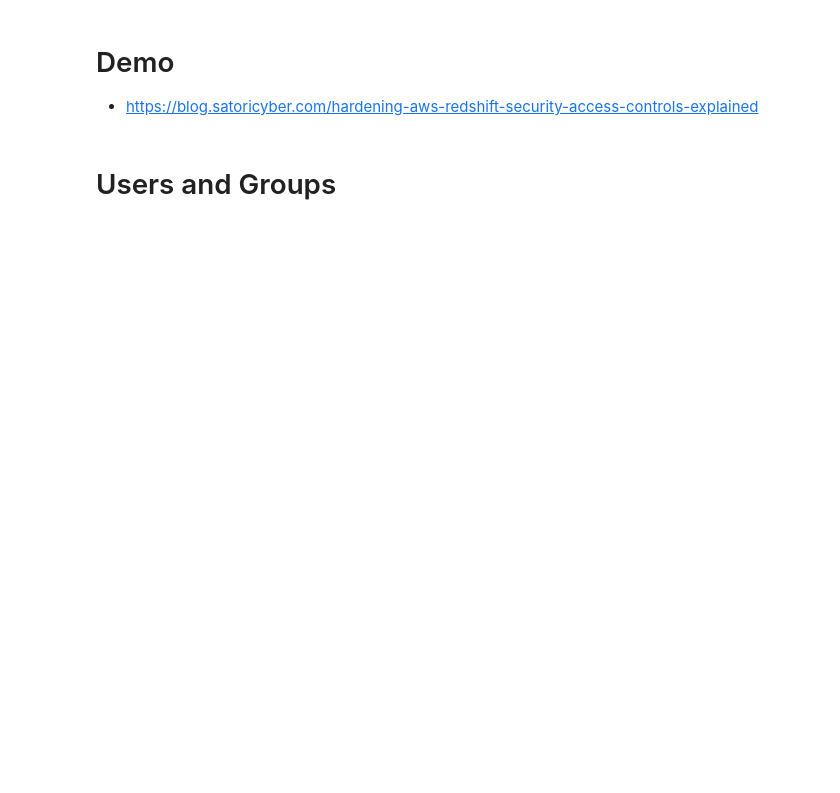
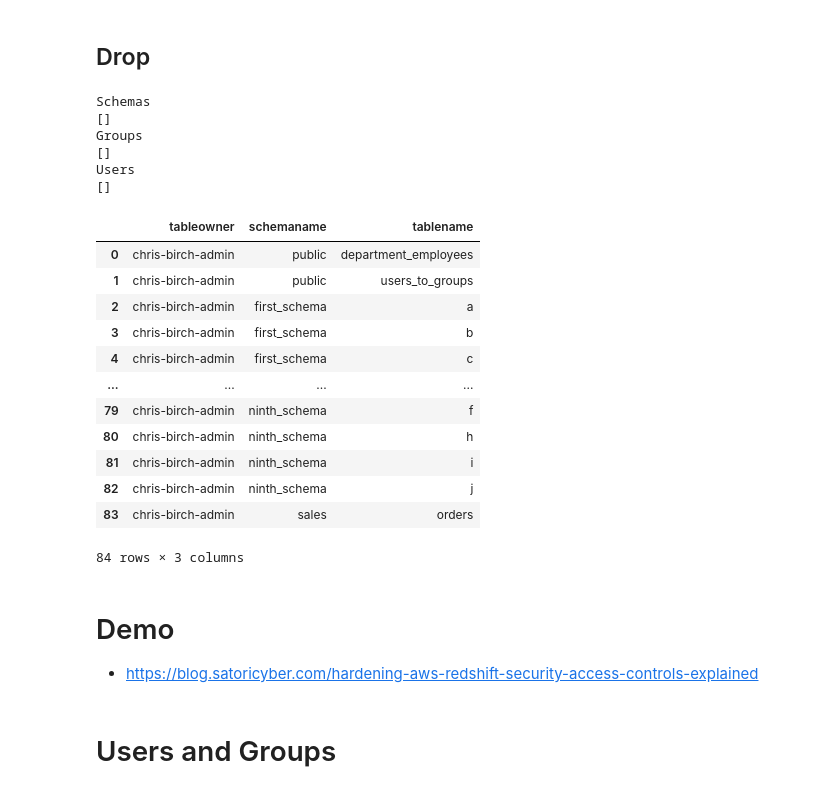
Before and after one commit to DataPointChris/redshift_connect, a Jupyter notebook: connect.ipynb, the cells around one changed output. Drawn from its saved outputs; the diff is of its cells as text; code cells hidden in the pictures; blank space fills up the shorter version.

```diff
--- a/connect.ipynb
+++ b/connect.ipynb
@@ -329,0 +204,2 @@ c.execute('revoke all on all from all for all;')
+# %% [markdown]
+## Drop
@@ -330,3 +326,65 @@ c.execute('revoke all on all from all for all;')
+# %%
+def reset_database():
+    schemas = get_all_schemas_to_drop()
+    groups = get_all_groups_to_drop()
+    users = get_all_users_to_drop()
+
+    print('Schemas')
+    print(schemas)
+    print('Groups')
+    print(groups)
+    print('Users')
+    print(users)
+
+    if groups:
+        for group in tqdm(groups):
+            if schemas:
+                for schema in tqdm(schemas):
+                    revoke_group_column_permissions(group, schema)
+                    revoke_group_table_permissions(group, schema)
+                    revoke_group_schema_permissions(group, schema)
+            drop_group(group)
+
+    if schemas:
+        for schema in tqdm(schemas):
+            drop_schema(schema)
+
+    if users:
+        for user in tqdm(users):
+            print('USER: ', user)
+            df(f"""select * from admin.v_find_dropuser_objs
+            where objowner like '{user}';""")
+            change_ownership(user=user, new_owner='cbadmin')
+            revoke_user_column_permissions(user=user)
+            revoke_user_table_permissions(user=user)
+            revoke_user_schema_permissions(user=user)
+            drop_user(user=user)
+# %% [output]
+Schemas
+[]
+Groups
+[]
+Users
+[]
+# %%
+df("""
+select tableowner, schemaname, tablename
+from pg_tables
+where tableowner like 'chris-birch-admin';""")
+# %% [output]
+|  | tableowner | schemaname | tablename |
+| 0 | chris-birch-admin | public | department_employees |
+| 1 | chris-birch-admin | public | users_to_groups |
+| 2 | chris-birch-admin | first_schema | a |
+| 3 | chris-birch-admin | first_schema | b |
+| 4 | chris-birch-admin | first_schema | c |
+| ... | ... | ... | ... |
+| 79 | chris-birch-admin | ninth_schema | f |
+| 80 | chris-birch-admin | ninth_schema | h |
+| 81 | chris-birch-admin | ninth_schema | i |
+| 82 | chris-birch-admin | ninth_schema | j |
+| 83 | chris-birch-admin | sales | orders |
+84 rows × 3 columns
 # %% [markdown]
 # Demo
 - https://blog.satoricyber.com/hardening-aws-redshift-security-access-controls-explained
```
Also changed, not shown: parts of 61 cells of this notebook, 13 other files.
